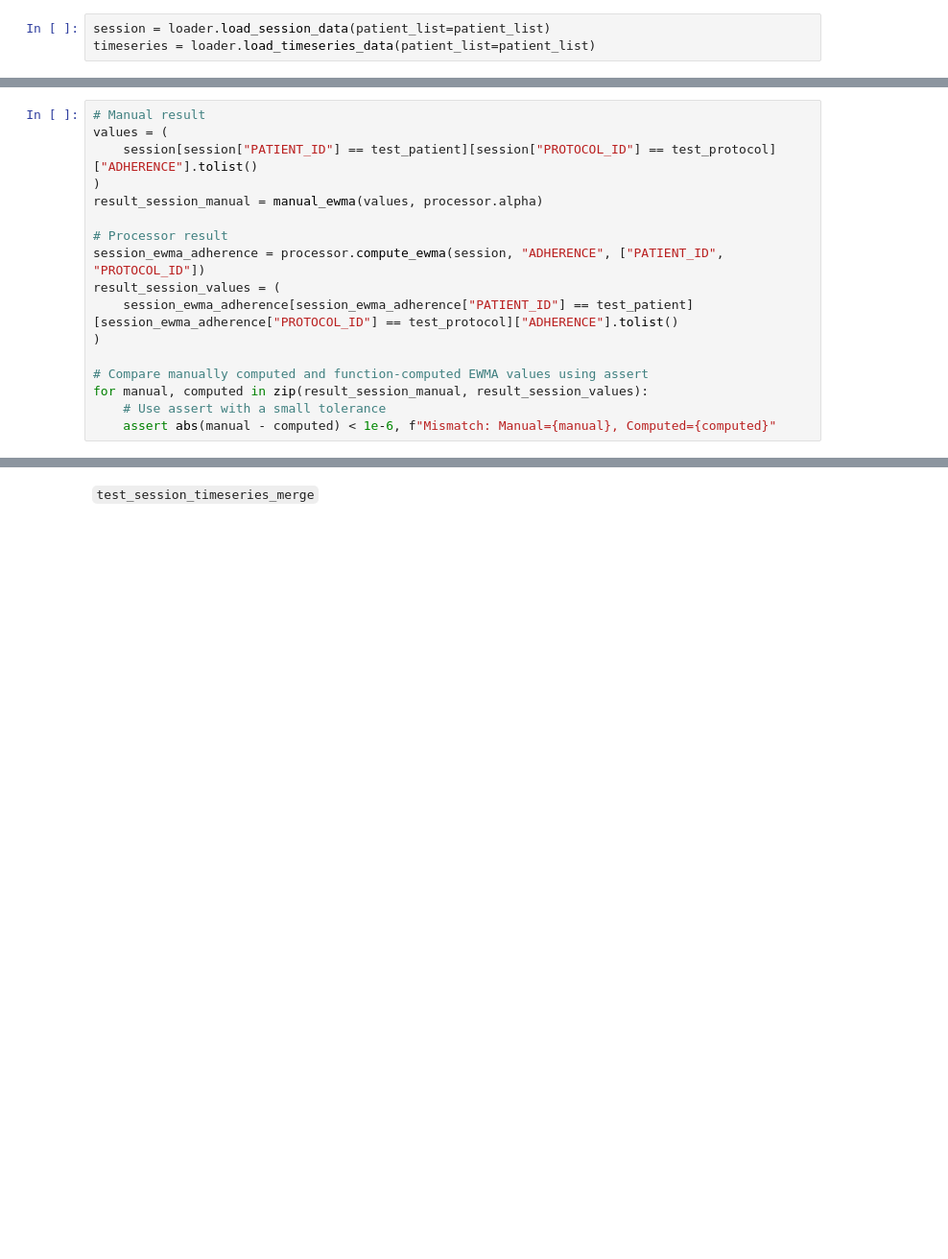
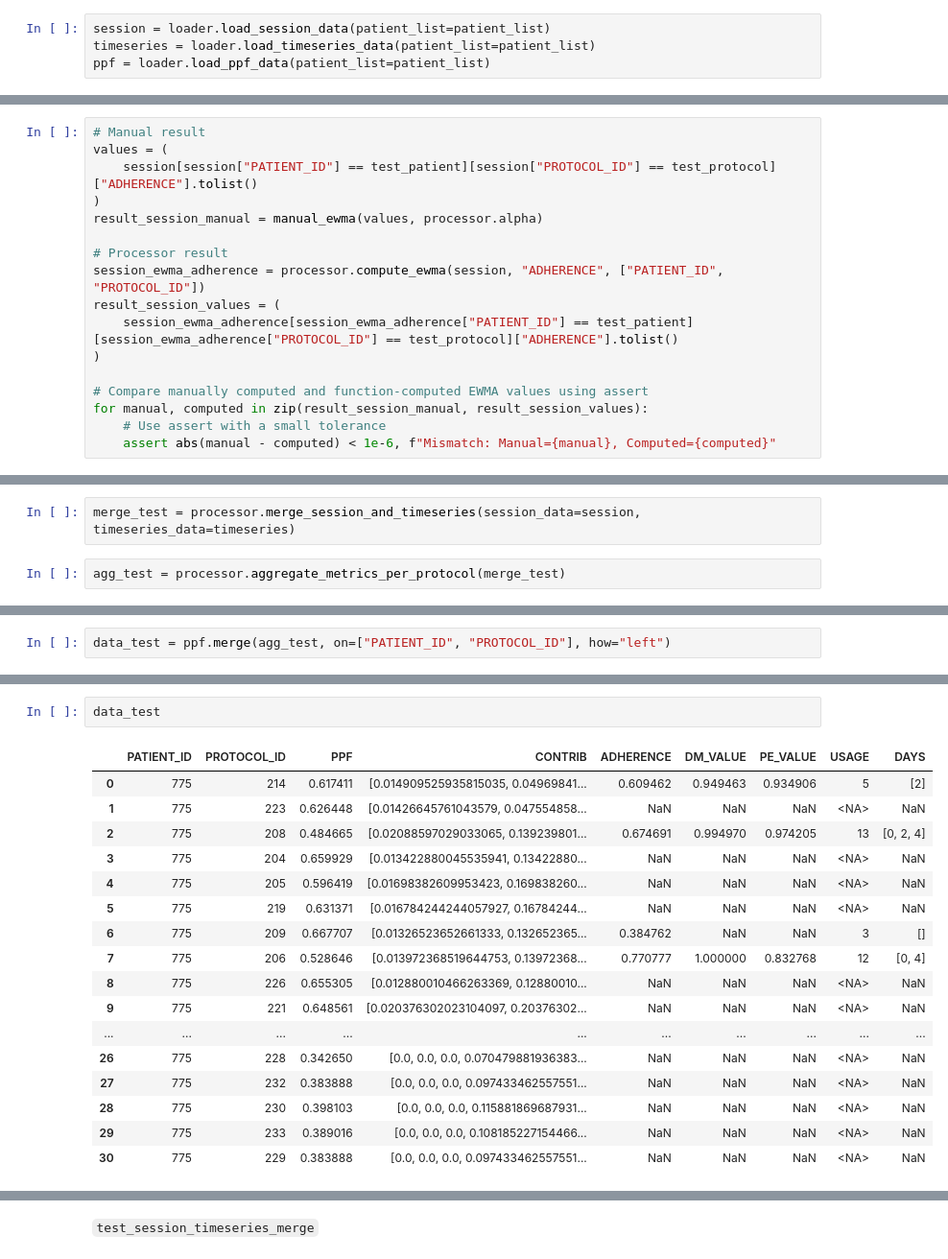
Before and after one commit to dabadav/ai-cdss, a Jupyter notebook: notebooks/test_processor.ipynb, the cells around one changed output, grey strips where cells are left out. Shown: that part at 96% size. Saved outputs shown, nothing was run; the diff lists cells and outputs as text; blank space fills up the shorter version.

```diff
--- a/notebooks/test_processor.ipynb
+++ b/notebooks/test_processor.ipynb
@@ -19,6 +16,7 @@ processor = DataProcessor(weights=scoring_weights, alpha=ewma_alpha)
 # %%
 session = loader.load_session_data(patient_list=patient_list)
 timeseries = loader.load_timeseries_data(patient_list=patient_list)
+ppf = loader.load_ppf_data(patient_list=patient_list)
 # %% [output]
 Database engine created successfully
 INFO:ai_cdss.data_loader:Session data loaded successfully.
@@ -105,0 +110,4 @@ for manual, computed in zip(result_session_manual, result_session_values):
+# %%
+merge_test = processor.merge_session_and_timeseries(session_data=session, timeseries_data=timeseries)
+# %%
+agg_test = processor.aggregate_metrics_per_protocol(merge_test)
@@ -105,0 +116,2 @@ for manual, computed in zip(result_session_manual, result_session_values):
+# %%
+data_test = ppf.merge(agg_test, on=["PATIENT_ID", "PROTOCOL_ID"], how="left")
@@ -105,0 +131,20 @@ for manual, computed in zip(result_session_manual, result_session_values):
+# %%
+data_test
+# %% [output]
+|  | PATIENT_ID | PROTOCOL_ID | PPF | CONTRIB | ADHERENCE | DM_VALUE | PE_VALUE | USAGE | DAYS |
+| 0 | 775 | 214 | 0.617411 | [0.014909525935815035, 0.04969841... | 0.609462 | 0.949463 | 0.934906 | 5 | [2] |
+| 1 | 775 | 223 | 0.626448 | [0.01426645761043579, 0.047554858... | NaN | NaN | NaN | <NA> | NaN |
+| 2 | 775 | 208 | 0.484665 | [0.02088597029033065, 0.139239801... | 0.674691 | 0.994970 | 0.974205 | 13 | [0, 2, 4] |
+| 3 | 775 | 204 | 0.659929 | [0.013422880045535941, 0.13422880... | NaN | NaN | NaN | <NA> | NaN |
+| 4 | 775 | 205 | 0.596419 | [0.01698382609953423, 0.169838260... | NaN | NaN | NaN | <NA> | NaN |
+| 5 | 775 | 219 | 0.631371 | [0.016784244244057927, 0.16784244... | NaN | NaN | NaN | <NA> | NaN |
+| 6 | 775 | 209 | 0.667707 | [0.01326523652661333, 0.132652365... | 0.384762 | NaN | NaN | 3 | [] |
+| 7 | 775 | 206 | 0.528646 | [0.013972368519644753, 0.13972368... | 0.770777 | 1.000000 | 0.832768 | 12 | [0, 4] |
+| 8 | 775 | 226 | 0.655305 | [0.012880010466263369, 0.12880010... | NaN | NaN | NaN | <NA> | NaN |
+| 9 | 775 | 221 | 0.648561 | [0.020376302023104097, 0.20376302... | NaN | NaN | NaN | <NA> | NaN |
+| ... | ... | ... | ... | ... | ... | ... | ... | ... | ... |
+| 26 | 775 | 228 | 0.342650 | [0.0, 0.0, 0.0, 0.070479881936383... | NaN | NaN | NaN | <NA> | NaN |
+| 27 | 775 | 232 | 0.383888 | [0.0, 0.0, 0.0, 0.097433462557551... | NaN | NaN | NaN | <NA> | NaN |
+| 28 | 775 | 230 | 0.398103 | [0.0, 0.0, 0.0, 0.115881869687931... | NaN | NaN | NaN | <NA> | NaN |
+| 29 | 775 | 233 | 0.389016 | [0.0, 0.0, 0.0, 0.108185227154466... | NaN | NaN | NaN | <NA> | NaN |
+| 30 | 775 | 229 | 0.383888 | [0.0, 0.0, 0.0, 0.097433462557551... | NaN | NaN | NaN | <NA> | NaN |
```
Also changed, not shown: parts of 8 cells of this notebook, 23 other files.
